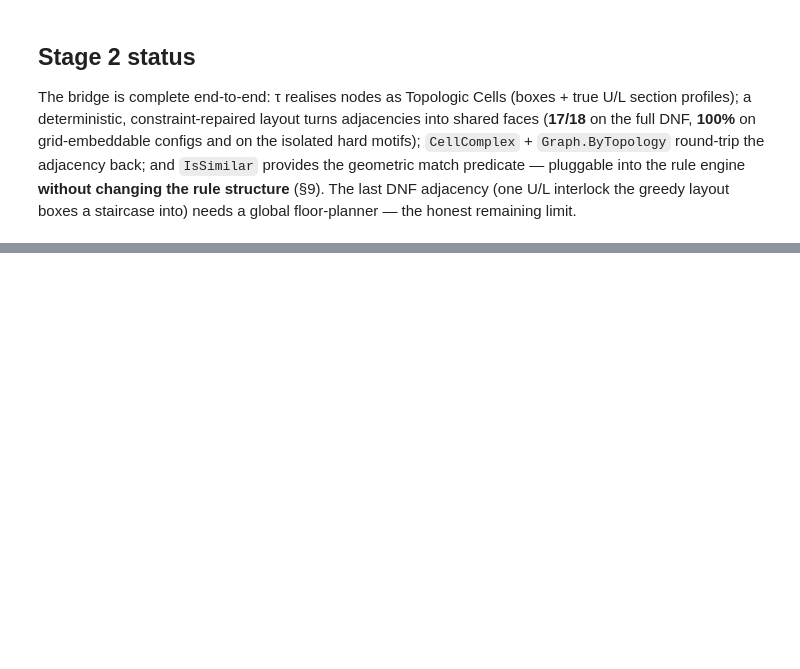
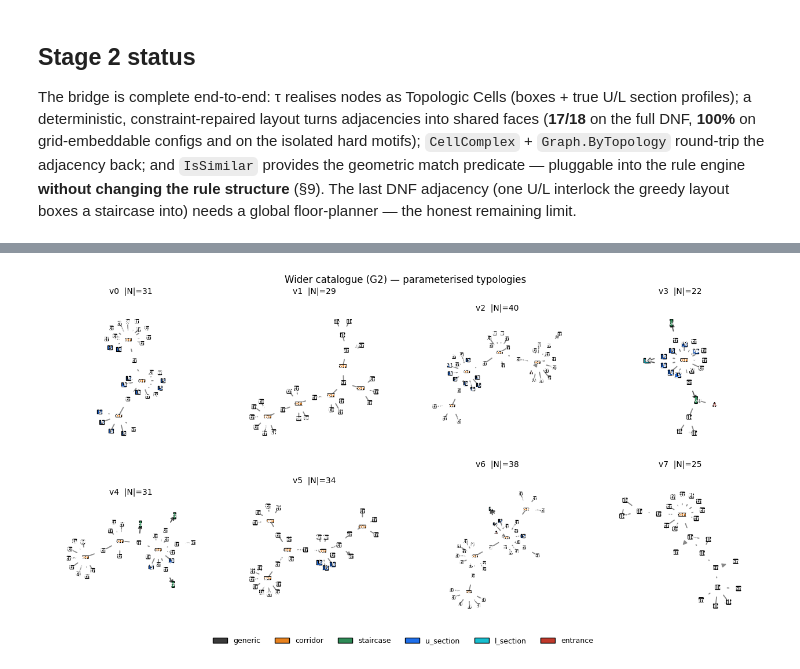
Before and after one commit to arlav/graphtope, a Jupyter notebook: notebooks/01_graphtope.ipynb, the cells around one changed output, grey strips where cells are left out. Cells and saved outputs as stored; diff of their text form; code cells hidden in the pictures; blank space fills up the shorter version.

```diff
--- a/notebooks/01_graphtope.ipynb
+++ b/notebooks/01_graphtope.ipynb
@@ -662,0 +819,11 @@ into) needs a global floor-planner — the honest remaining limit.
+# %%
+pool = gp.variation_pool()
+print("production pool:", len(pool), "productions")
+cat = generate.catalogue(
+    8, axiom_factory=generate.single_block_axiom,
+    strategy_factory=lambda i: generate.RandomStrategy(productions=pool, seed=i, max_steps=8),
+    keep=validity.is_valid, max_attempts=120)
+print(f"{len(cat)} valid distinct buildings from the wider pool")
+for i, d in enumerate(cat):
+    apts = sum(1 for n in d.sg.nodes() if d.sg.node_attrs(n).get("subtype") == "apartment")
+    print(f"  v{i}: |N|={d.sg.order():<2} apartments={apts:<2} {dict(Counter(d.sg.node_label(n) for n in d.sg.nodes()))}")
@@ -662,0 +841,7 @@ into) needs a global floor-planner — the honest remaining limit.
+# %%
+frames = [(f"v{i}  |N|={d.sg.order()}", d.sg) for i, d in enumerate(cat[:8])]
+fig = topoview.draw_grid(frames, ncols=4, panel=3.2, shared=False)
+fig.suptitle("Wider catalogue (G2) — parameterised typologies", y=1.01)
+None
+# %% [output]
+[figure, added]
```
Also changed, not shown: parts of 33 cells of this notebook, 21 other files.
